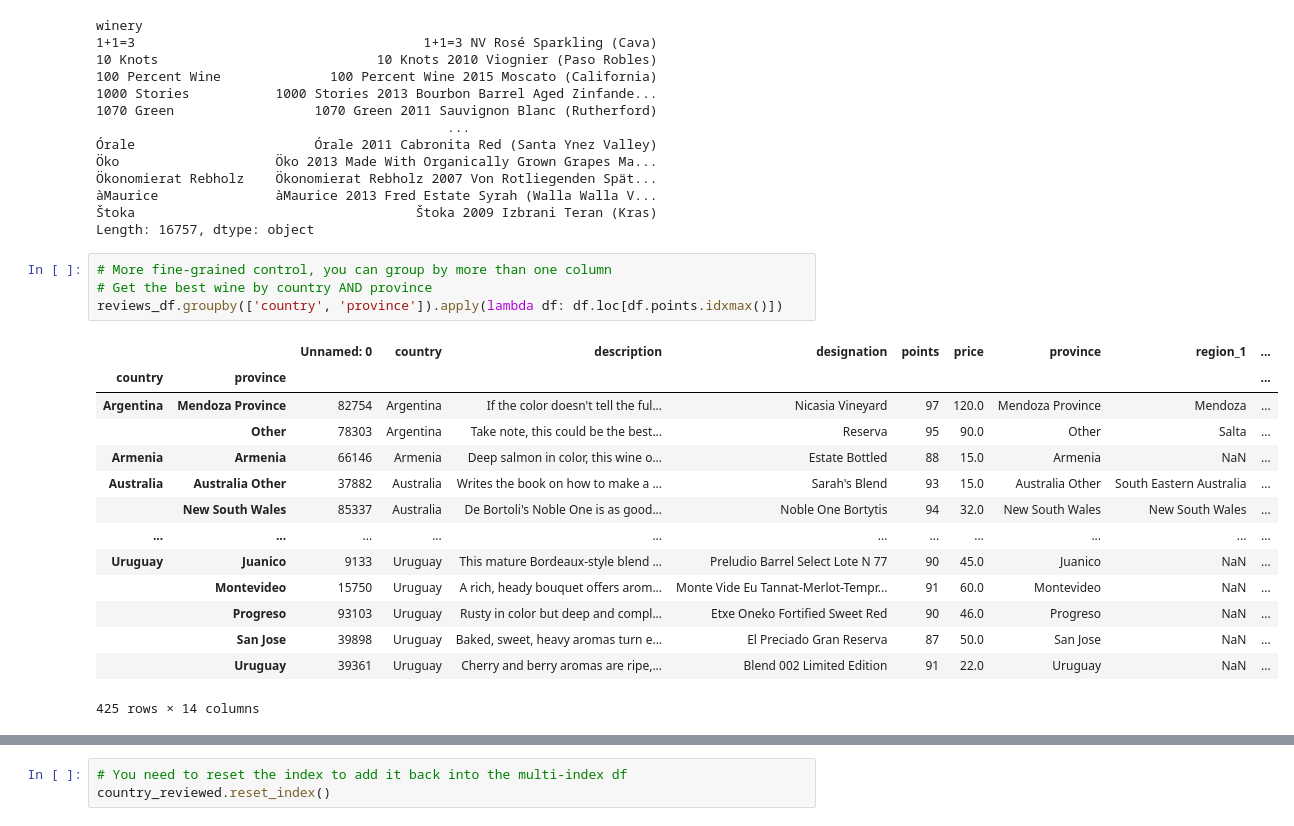
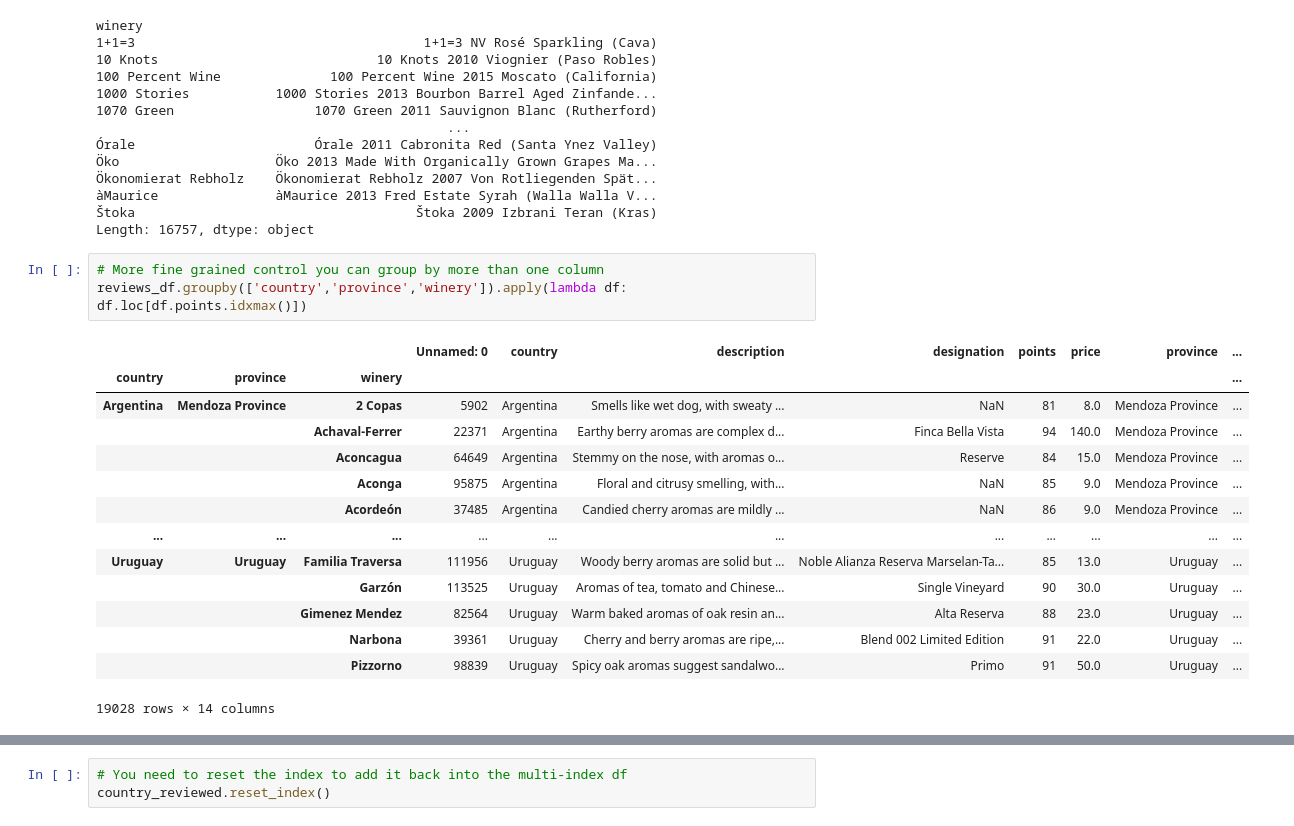
Before and after one commit to CS4580/my-notes-lukshsahitia, a Jupyter notebook: module4/groupwise_analysis.ipynb, the cells around one changed output, grey strips where cells are left out. Cells and saved outputs as stored; diff of their text form.

```diff
--- a/module4/groupwise_analysis.ipynb
+++ b/module4/groupwise_analysis.ipynb
@@ -66,22 +66,21 @@ winery
 Štoka                                    Štoka 2009 Izbrani Teran (Kras)
 Length: 16757, dtype: object
 # %%
-# More fine-grained control, you can group by more than one column
-# Get the best wine by country AND province
-reviews_df.groupby(['country', 'province']).apply(lambda df: df.loc[df.points.idxmax()])
+# More fine grained control you can group by more than one column
+reviews_df.groupby(['country','province','winery']).apply(lambda df: df.loc[df.points.idxmax()])
 # %% [output]
-|  |  | Unnamed: 0 | country | description | designation | points | price | province | region_1 | ... |
-| country | province |  |  |  |  |  |  |  |  | ... |
-| Argentina | Mendoza Province | 82754 | Argentina | If the color doesn't tell the ful... | Nicasia Vineyard | 97 | 120.0 | Mendoza Province | Mendoza | ... |
-|  | Other | 78303 | Argentina | Take note, this could be the best... | Reserva | 95 | 90.0 | Other | Salta | ... |
-| Armenia | Armenia | 66146 | Armenia | Deep salmon in color, this wine o... | Estate Bottled | 88 | 15.0 | Armenia | NaN | ... |
-| Australia | Australia Other | 37882 | Australia | Writes the book on how to make a ... | Sarah's Blend | 93 | 15.0 | Australia Other | South Eastern Australia | ... |
-|  | New South Wales | 85337 | Australia | De Bortoli's Noble One is as good... | Noble One Bortytis | 94 | 32.0 | New South Wales | New South Wales | ... |
+|  |  |  | Unnamed: 0 | country | description | designation | points | price | province | ... |
+| country | province | winery |  |  |  |  |  |  |  | ... |
+| Argentina | Mendoza Province | 2 Copas | 5902 | Argentina | Smells like wet dog, with sweaty ... | NaN | 81 | 8.0 | Mendoza Province | ... |
+|  |  | Achaval-Ferrer | 22371 | Argentina | Earthy berry aromas are complex d... | Finca Bella Vista | 94 | 140.0 | Mendoza Province | ... |
+|  |  | Aconcagua | 64649 | Argentina | Stemmy on the nose, with aromas o... | Reserve | 84 | 15.0 | Mendoza Province | ... |
+|  |  | Aconga | 95875 | Argentina | Floral and citrusy smelling, with... | NaN | 85 | 9.0 | Mendoza Province | ... |
+|  |  | Acordeón | 37485 | Argentina | Candied cherry aromas are mildly ... | NaN | 86 | 9.0 | Mendoza Province | ... |
 | ... | ... | ... | ... | ... | ... | ... | ... | ... | ... | ... |
-| Uruguay | Juanico | 9133 | Uruguay | This mature Bordeaux-style blend ... | Preludio Barrel Select Lote N 77 | 90 | 45.0 | Juanico | NaN | ... |
-|  | Montevideo | 15750 | Uruguay | A rich, heady bouquet offers arom... | Monte Vide Eu Tannat-Merlot-Tempr... | 91 | 60.0 | Montevideo | NaN | ... |
-|  | Progreso | 93103 | Uruguay | Rusty in color but deep and compl... | Etxe Oneko Fortified Sweet Red | 90 | 46.0 | Progreso | NaN | ... |
-|  | San Jose | 39898 | Uruguay | Baked, sweet, heavy aromas turn e... | El Preciado Gran Reserva | 87 | 50.0 | San Jose | NaN | ... |
-|  | Uruguay | 39361 | Uruguay | Cherry and berry aromas are ripe,... | Blend 002 Limited Edition | 91 | 22.0 | Uruguay | NaN | ... |
+| Uruguay | Uruguay | Familia Traversa | 111956 | Uruguay | Woody berry aromas are solid but ... | Noble Alianza Reserva Marselan-Ta... | 85 | 13.0 | Uruguay | ... |
+|  |  | Garzón | 113525 | Uruguay | Aromas of tea, tomato and Chinese... | Single Vineyard | 90 | 30.0 | Uruguay | ... |
+|  |  | Gimenez Mendez | 82564 | Uruguay | Warm baked aromas of oak resin an... | Alta Reserva | 88 | 23.0 | Uruguay | ... |
+|  |  | Narbona | 39361 | Uruguay | Cherry and berry aromas are ripe,... | Blend 002 Limited Edition | 91 | 22.0 | Uruguay | ... |
+|  |  | Pizzorno | 98839 | Uruguay | Spicy oak aromas suggest sandalwo... | Primo | 91 | 50.0 | Uruguay | ... |
-425 rows × 14 columns
+19028 rows × 14 columns
 # %%
```
Also changed, not shown: parts of 7 cells of this notebook, 7 other files.
